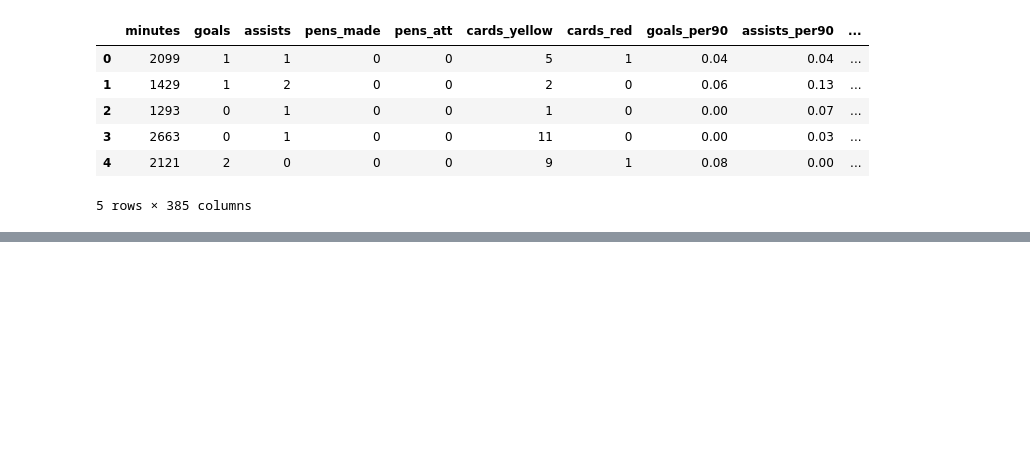
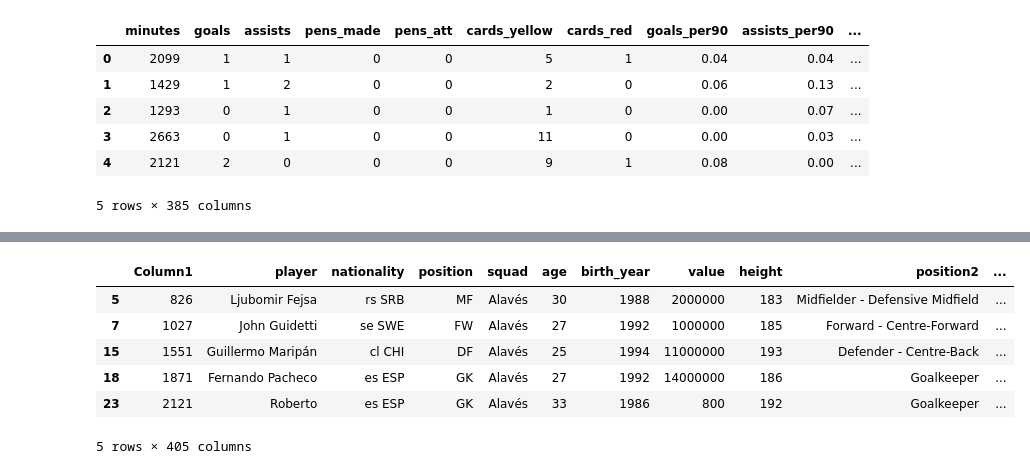
Before and after one commit to joacokoif/tp2_fulbo_ldd, a Jupyter notebook: tp2_LDD_Futbol_Analytics.ipynb, the cells around one changed output, grey strips where cells are left out. Cells and saved outputs as stored; diff of their text form; code cells hidden in the pictures; blank space fills up the shorter version.

Commit message:
falta la conclusión del 8. el 9 esta encaminado...creo

```diff
--- a/tp2_LDD_Futbol_Analytics.ipynb
+++ b/tp2_LDD_Futbol_Analytics.ipynb
@@ -562,0 +576,20 @@ print(similar_players[['player', 'value', 'distance_to_messi'] + list(data_jugad
+# %%
+#mismo analisis, pero esta vez usando PCA
+# Aplicar PCA
+pca = PCA(n_components=2)
+data_jugadores_pca = pca.fit_transform(data_jugadores_num)
+messi_data_pca = pca.transform(messi_data_num)
+
+# Calcular la distancia euclidiana en el espacio PCA
+distances = euclidean_distances(data_jugadores_pca, messi_data_pca)
+
+# Agregar las distancias al dataframe
+data_jugadores['distancia_a_messi'] = distances.flatten()
+
+# Ordenar por distancia y filtrar por valor menor que el de Messi
+messi_value = messi_data['value'].values[0]
+similar_a_messi_ = data_jugadores[(data_jugadores['value'] < messi_value)].sort_values(by='distancia_a_messi')
+
+#similar_players.head()
+recomendacion = similar_a_messi_[['player', 'value', 'distancia_a_messi']]
+recomendacion
@@ -562,0 +610,35 @@ print(similar_players[['player', 'value', 'distance_to_messi'] + list(data_jugad
+# %%
+#(b) Queremos elaborar un modelo para detectar jugadores “baratos”, es decir cuya valuaci´on en el mercado (columna value)
+# sea inferior a que la que nosotros estimemos.
+from sklearn.linear_model import LinearRegression
+from sklearn.metrics import mean_squared_error
+
+# los datos que nos parecen relevates
+features = ['age', 'minutes', 'goals', 'assists']
+# Eliminar filas con NaNs en las características seleccionadas
+data_model = data_jugadores[features + ['value','player']].dropna()
+
+# dividimos los datos en conjunto de entrenamiento y prueba
+X = data_model[features]
+y = data_model['value']
+X_train, X_test, y_train, y_test = train_test_split(X, y, test_size=0.2, random_state=42)
+
+# creamos un modelo de regresion lineal
+model = LinearRegression()
+model.fit(X_train, y_train)
+predicciones = model.predict(X_test)
+error = mean_squared_error(y_test, predicciones)
+
+#identificamos los jugadores "baratos" comparando el valor real de los jugadores con el valor predicho.
+data_jugadores['valor_predicho'] = model.predict(X)
+data_jugadores['diferencia'] = data_jugadores['value'] - data_jugadores['valor_predicho']
+jugadores_baratos = data_jugadores[data_jugadores['diferencia'] > 0]
+jugadores_baratos.head()
+# %% [output]
+|  | Column1 | player | nationality | position | squad | age | birth_year | value | height | position2 | ... |
+| 5 | 826 | Ljubomir Fejsa | rs SRB | MF | Alavés | 30 | 1988 | 2000000 | 183 | Midfielder - Defensive Midfield | ... |
+| 7 | 1027 | John Guidetti | se SWE | FW | Alavés | 27 | 1992 | 1000000 | 185 | Forward - Centre-Forward | ... |
+| 15 | 1551 | Guillermo Maripán | cl CHI | DF | Alavés | 25 | 1994 | 11000000 | 193 | Defender - Centre-Back | ... |
+| 18 | 1871 | Fernando Pacheco | es ESP | GK | Alavés | 27 | 1992 | 14000000 | 186 | Goalkeeper | ... |
+| 23 | 2121 | Roberto | es ESP | GK | Alavés | 33 | 1986 | 800 | 192 | Goalkeeper | ... |
+5 rows × 405 columns
```
Also changed, not shown: parts of 15 cells of this notebook.
